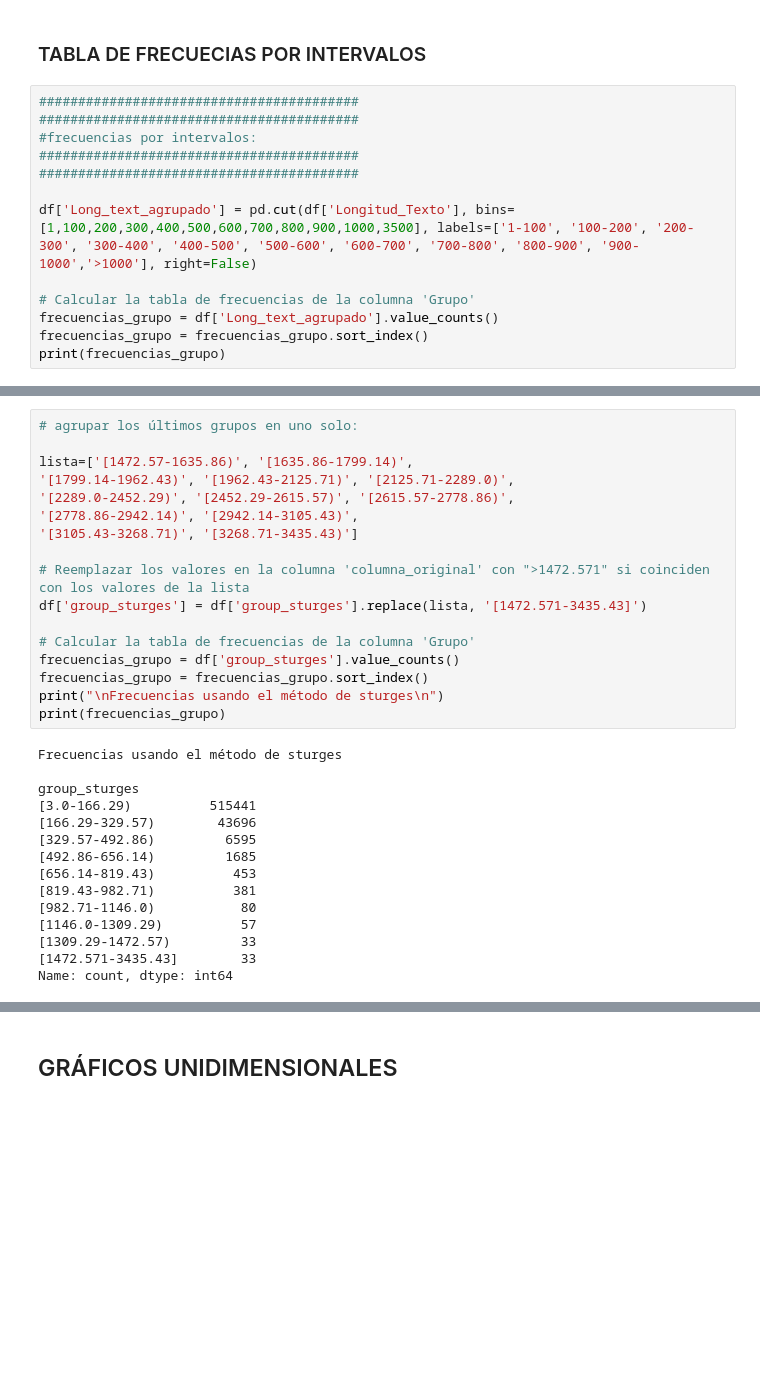
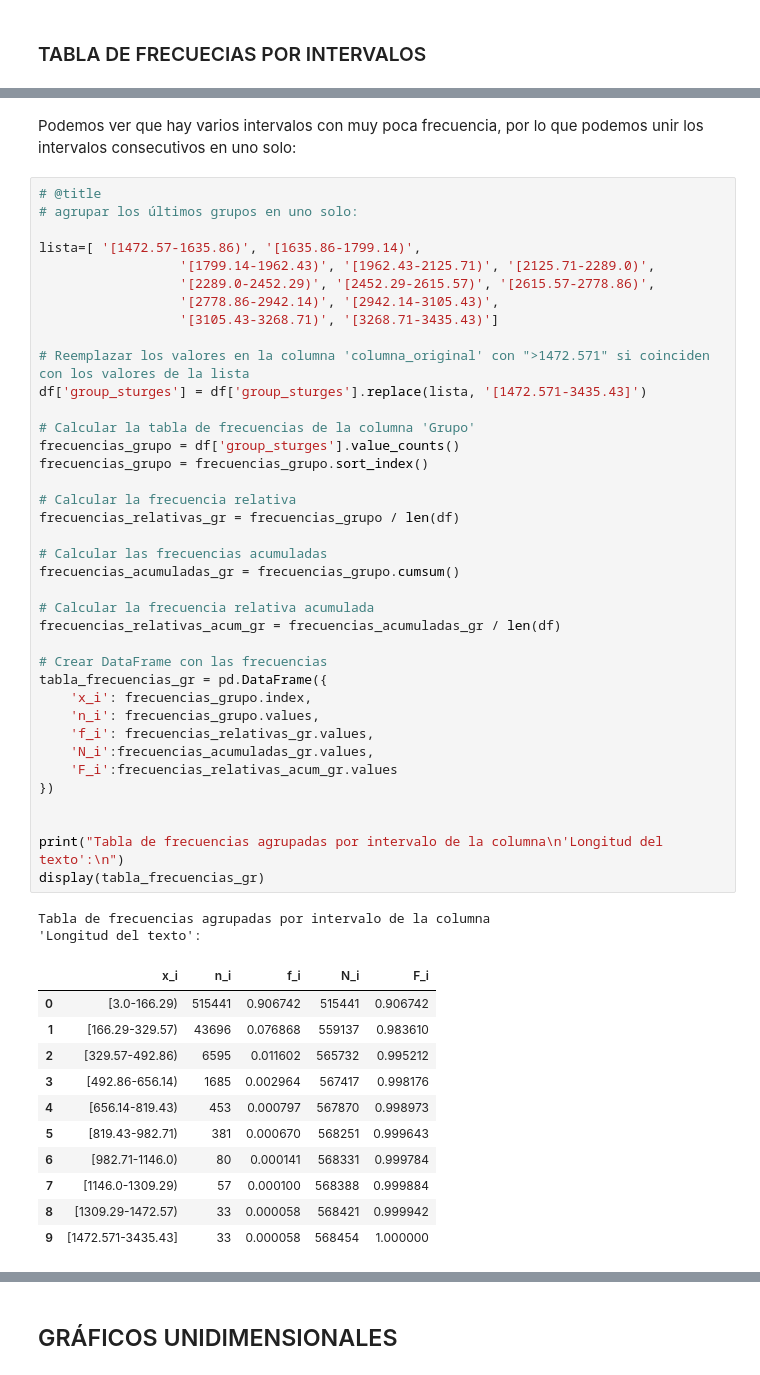
Before and after one commit to ednavivianasegura/Curso_PLN, a Jupyter notebook: PLN_EDNA.ipynb, the cells around one changed output, grey strips where cells are left out. Drawn from its saved outputs; the diff is of its cells as text; blank space fills up the shorter version.

```diff
--- a/PLN_EDNA.ipynb
+++ b/PLN_EDNA.ipynb
@@ -194,15 +221,2 @@ Tabla de frecuencias de la columna
 # %% [markdown]
 ### TABLA DE FRECUECIAS POR INTERVALOS
-# %%
-#########################################
-#########################################
-#frecuencias por intervalos:
-#########################################
-#########################################
-
-df['Long_text_agrupado'] = pd.cut(df['Longitud_Texto'], bins=[1,100,200,300,400,500,600,700,800,900,1000,3500], labels=['1-100', '100-200', '200-300', '300-400', '400-500', '500-600', '600-700', '700-800', '800-900', '900-1000','>1000'], right=False)
-
-# Calcular la tabla de frecuencias de la columna 'Grupo'
-frecuencias_grupo = df['Long_text_agrupado'].value_counts()
-frecuencias_grupo = frecuencias_grupo.sort_index()
-print(frecuencias_grupo)
@@ -316,32 +265,54 @@ group_sturges
+# %% [markdown]
+Podemos ver que hay varios intervalos con muy poca frecuencia, por lo que podemos unir los intervalos consecutivos en uno solo:
 # %%
+# @title
 # agrupar los últimos grupos en uno solo:
 
-lista=['[1472.57-1635.86)', '[1635.86-1799.14)',
-'[1799.14-1962.43)', '[1962.43-2125.71)', '[2125.71-2289.0)',
-'[2289.0-2452.29)', '[2452.29-2615.57)', '[2615.57-2778.86)',
-'[2778.86-2942.14)', '[2942.14-3105.43)',
-'[3105.43-3268.71)', '[3268.71-3435.43)']
+lista=[ '[1472.57-1635.86)', '[1635.86-1799.14)',
+                  '[1799.14-1962.43)', '[1962.43-2125.71)', '[2125.71-2289.0)',
+                  '[2289.0-2452.29)', '[2452.29-2615.57)', '[2615.57-2778.86)',
+                  '[2778.86-2942.14)', '[2942.14-3105.43)',
+                  '[3105.43-3268.71)', '[3268.71-3435.43)']
 
 # Reemplazar los valores en la columna 'columna_original' con ">1472.571" si coinciden con los valores de la lista
 df['group_sturges'] = df['group_sturges'].replace(lista, '[1472.571-3435.43]')
 
 # Calcular la tabla de frecuencias de la columna 'Grupo'
 frecuencias_grupo = df['group_sturges'].value_counts()
 frecuencias_grupo = frecuencias_grupo.sort_index()
-print("\nFrecuencias usando el método de sturges\n")
-print(frecuencias_grupo)
+
+# Calcular la frecuencia relativa
+frecuencias_relativas_gr = frecuencias_grupo / len(df)
+
+# Calcular las frecuencias acumuladas
+frecuencias_acumuladas_gr = frecuencias_grupo.cumsum()
+
+# Calcular la frecuencia relativa acumulada
+frecuencias_relativas_acum_gr = frecuencias_acumuladas_gr / len(df)
+
+# Crear DataFrame con las frecuencias
+tabla_frecuencias_gr = pd.DataFrame({
+    'x_i': frecuencias_grupo.index,
+    'n_i': frecuencias_grupo.values,
+    'f_i': frecuencias_relativas_gr.values,
+    'N_i':frecuencias_acumuladas_gr.values,
+    'F_i':frecuencias_relativas_acum_gr.values
+})
+
+
+print("Tabla de frecuencias agrupadas por intervalo de la columna\n'Longitud del texto':\n")
+display(tabla_frecuencias_gr)
 # %% [output]
-Frecuencias usando el método de sturges
-
-group_sturges
-[3.0-166.29)          515441
-[166.29-329.57)        43696
-[329.57-492.86)         6595
-[492.86-656.14)         1685
-[656.14-819.43)          453
-[819.43-982.71)          381
-[982.71-1146.0)           80
-[1146.0-1309.29)          57
-[1309.29-1472.57)         33
-[1472.571-3435.43]        33
-Name: count, dtype: int64
+Tabla de frecuencias agrupadas por intervalo de la columna
+'Longitud del texto':
+|  | x_i | n_i | f_i | N_i | F_i |
+| 0 | [3.0-166.29) | 515441 | 0.906742 | 515441 | 0.906742 |
+| 1 | [166.29-329.57) | 43696 | 0.076868 | 559137 | 0.983610 |
+| 2 | [329.57-492.86) | 6595 | 0.011602 | 565732 | 0.995212 |
+| 3 | [492.86-656.14) | 1685 | 0.002964 | 567417 | 0.998176 |
+| 4 | [656.14-819.43) | 453 | 0.000797 | 567870 | 0.998973 |
+| 5 | [819.43-982.71) | 381 | 0.000670 | 568251 | 0.999643 |
+| 6 | [982.71-1146.0) | 80 | 0.000141 | 568331 | 0.999784 |
+| 7 | [1146.0-1309.29) | 57 | 0.000100 | 568388 | 0.999884 |
+| 8 | [1309.29-1472.57) | 33 | 0.000058 | 568421 | 0.999942 |
+| 9 | [1472.571-3435.43] | 33 | 0.000058 | 568454 | 1.000000 |
```
Also changed, not shown: parts of 41 cells of this notebook.
